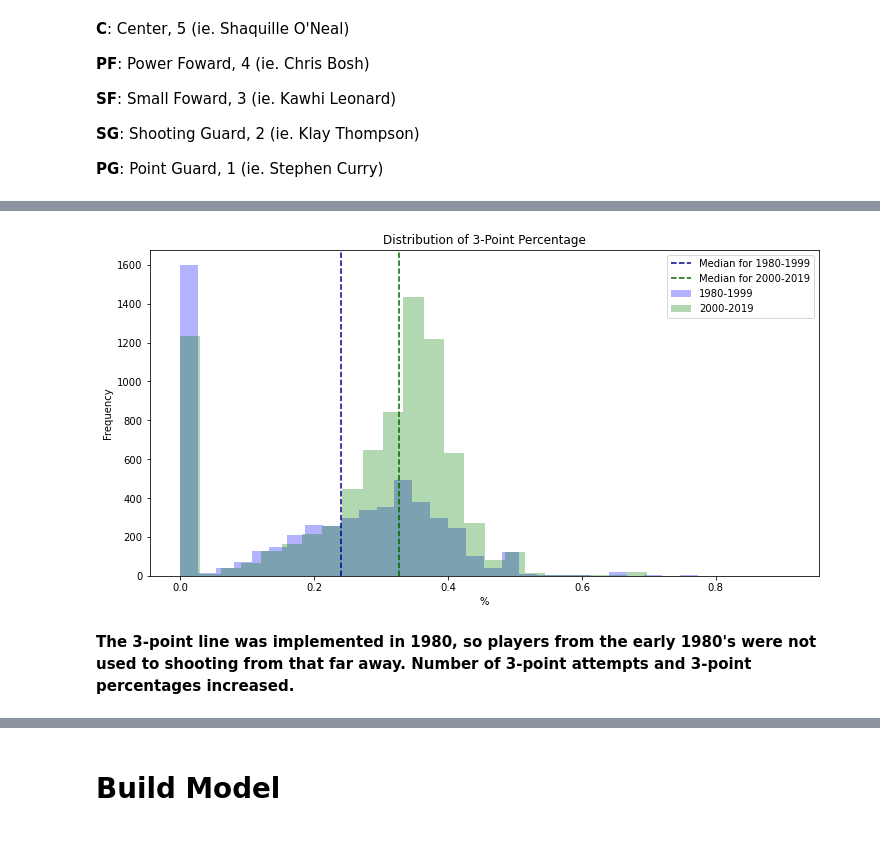
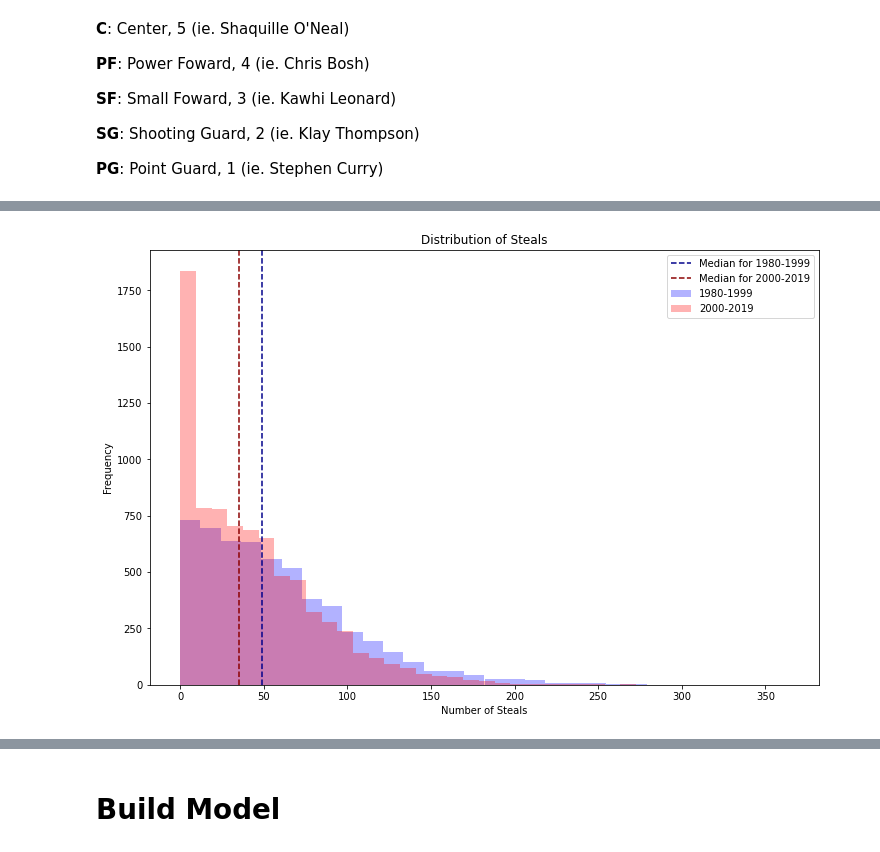
Before and after one commit to kaciewebster/nba-player-clustering, a Jupyter notebook: src/nba-player.ipynb, the cells around one changed output, grey strips where cells are left out. Saved outputs shown, nothing was run; the diff lists cells and outputs as text; code cells hidden in the pictures.

```diff
--- a/src/nba-player.ipynb
+++ b/src/nba-player.ipynb
@@ -306,18 +255,16 @@ ax.legend();
 # %%
-fig, ax = plt.subplots(figsize=(12, 6))
+fig, ax = plt.subplots(figsize=(12, 8))
 
-ax.hist(pre_rule['3P%'], bins=30, color='blue', alpha=0.3, label='1980-1999')
-ax.hist(post_rule['3P%'], bins=30, color='green', alpha=0.3, label='2000-2019')
+ax.hist(pre_rule['STL'], bins=30, color='blue', alpha=0.3, label='1980-1999')
+ax.hist(post_rule['STL'], bins=30, color='red', alpha=0.3, label='2000-2019')
 
-ax.axvline(pre_rule['3P%'].median(), color='darkblue', linestyle='dashed', label='Median for 1980-1999')
-ax.axvline(post_rule['3P%'].median(), color='darkgreen', linestyle='dashed', label='Median for 2000-2019')
+ax.axvline(pre_rule['STL'].median(), color='darkblue', linestyle='dashed', label='Median for 1980-1999')
+ax.axvline(post_rule['STL'].median(), color='darkred', linestyle='dashed', label='Median for 2000-2019')
 
-ax.set_title('Distribution of 3-Point Percentage')
-ax.set_xlabel('%')
+ax.set_title('Distribution of Steals')
+ax.set_xlabel('Number of Steals')
 ax.set_ylabel('Frequency')
 
 ax.legend();
 # %% [output]
-[figure, old version]
+[figure, new version]
-# %% [markdown]
-__The 3-point line was implemented in 1980, so players from the early 1980's were not used to shooting from that far away. Number of 3-point attempts and 3-point percentages increased.__
```
Also changed, not shown: parts of 73 cells of this notebook.
